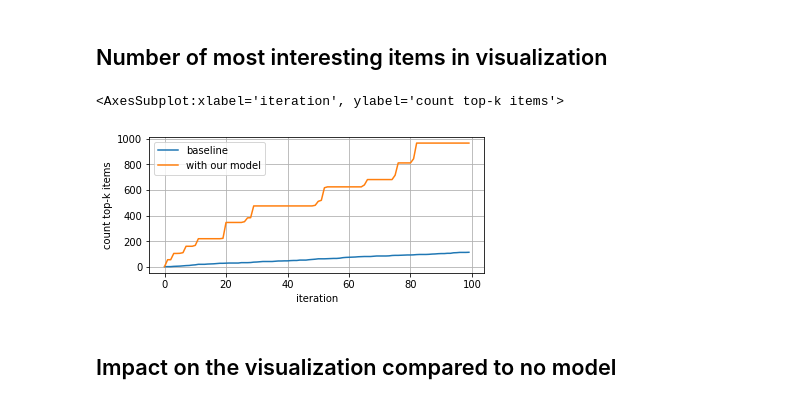
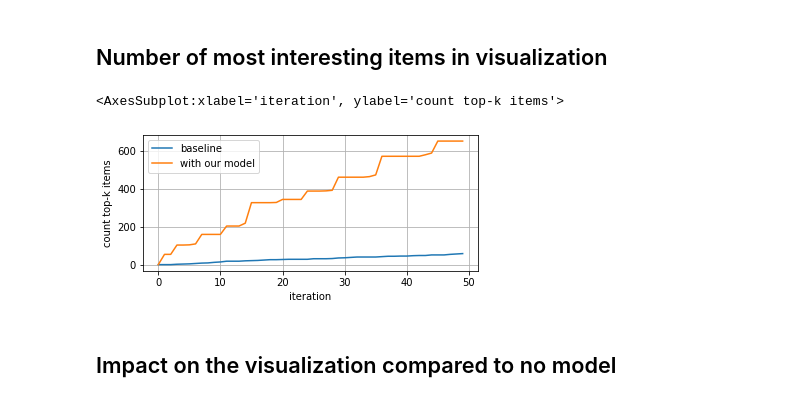
Before and after one commit to vis-au/prointerest, a Jupyter notebook: server/benchmarks/benchmarks.ipynb, the cells around one changed output. Drawn from its saved outputs; the diff is of its cells as text; code cells hidden in the pictures.

```diff
--- a/server/benchmarks/benchmarks.ipynb
+++ b/server/benchmarks/benchmarks.ipynb
@@ -5,7 +5,6 @@ Benchmark the new `DoiRegressionModel` class
 # %%
 from time import time
 import os
-import numpy as np
 import pandas as pd
 from sys import path
 
@@ -14,7 +13,7 @@ path.append(f"{cwd}/..")
 
 from doi_benchmark import *
 
-N = 1000000
+N = 10**6
 storage_monolithic = WindowingStorage(max_size=N * 10)
 
 reset(intervals=INTERVALS, weights=WEIGHTS)
@@ -53,10 +52,10 @@ path.append(f"{cwd}/..")
 from doi_benchmark import *
 
 
-N = 1000000
+N = 10**5  # save time compared to baseline 10**6
 CHUNK_SIZE = 1000
 CONTEXT_SIZE = 0
-N_CHUNKS = 100
+N_CHUNKS = N // CHUNK_SIZE
 
 storage_chunked = WindowingStorage(max_size=N)
 
@@ -108,16 +107,16 @@ path.append(f"{cwd}/..")
 from doi_benchmark import *
 
 
-N = 1000000
+N = 10**5  # 10**5
 CHUNK_SIZE = 1000
 CONTEXT_SIZE = 1000
-N_CHUNKS = 100
+N_CHUNKS = N // CHUNK_SIZE
 
 storage_model = WindowingStorage(max_size=N)
 
 model = DoiRegressionModel(
     storage_model,
-    max_depth=4,
+    max_depth=3,
     include_previous_chunks_in_training=False
 )
 
@@ -127,7 +126,7 @@ timings = []
 training_columns = ["tripID", "tip_amount", "trip_distance", "total_amount", "passenger_count"]
 
 before_all = time()
-for i in range(100):
+for i in range(N_CHUNKS):
   before_chunk = time()
   # if no model exists, provide no context...
   if i == 0:
@@ -233,34 +219,34 @@ join_df.groupby("chunk_no")[["chunk_err", "model_err"]].mean().plot()
 # %%
 import numpy as np
 import pandas as pd
 
-# monolithic_df = pd.read_csv("./monolithic.csv", index_col="id")
-# chunked_df = pd.read_csv("chunked.csv", index_col="id")
-# model_df = pd.read_csv("model.csv", index_col="id")
+monolithic_df = pd.read_csv("./monolithic.csv", index_col="id")
+chunked_df = pd.read_csv("chunked.csv", index_col="id")
+model_df = pd.read_csv("model.csv", index_col="id")
 
 K = 1000
 
 sort_by_doi_mono = np.argsort(monolithic_df["doi"])
 sorted_df = monolithic_df.iloc[sort_by_doi_mono][::-1]
 top_k_ids = sorted_df[:K].index
 
 model_df["chunk_no"] = np.arange(len(model_df)) // CHUNK_SIZE
 chunked_df["chunk_no"] = np.arange(len(chunked_df)) // CHUNK_SIZE
 
 top_k_in_chunk = []
 top_k_in_model = []
 
 for i in range(N_CHUNKS):
   ids_in_chunk = chunked_df[chunked_df["chunk_no"] <= i].index
   ids_in_model = model_df[model_df["chunk_no"] <= i].index
 
   top_k_in_chunk += [ids_in_chunk.isin(top_k_ids).sum()]
   top_k_in_model += [ids_in_model.isin(top_k_ids).sum()]
 
 pd.DataFrame(np.array([top_k_in_chunk, top_k_in_model]).T, columns=["baseline", "with our model"]).plot(grid=True, figsize=(6, 2.5), xlabel="iteration", ylabel="count top-k items")
 # %% [output]
 <AxesSubplot:xlabel='iteration', ylabel='count top-k items'>
-[figure, old version]
+[figure, new version]
 # %% [markdown]
 ## Impact on the visualization compared to no model
 # %% [markdown]
```
Also changed, not shown: parts of 9 cells of this notebook.
